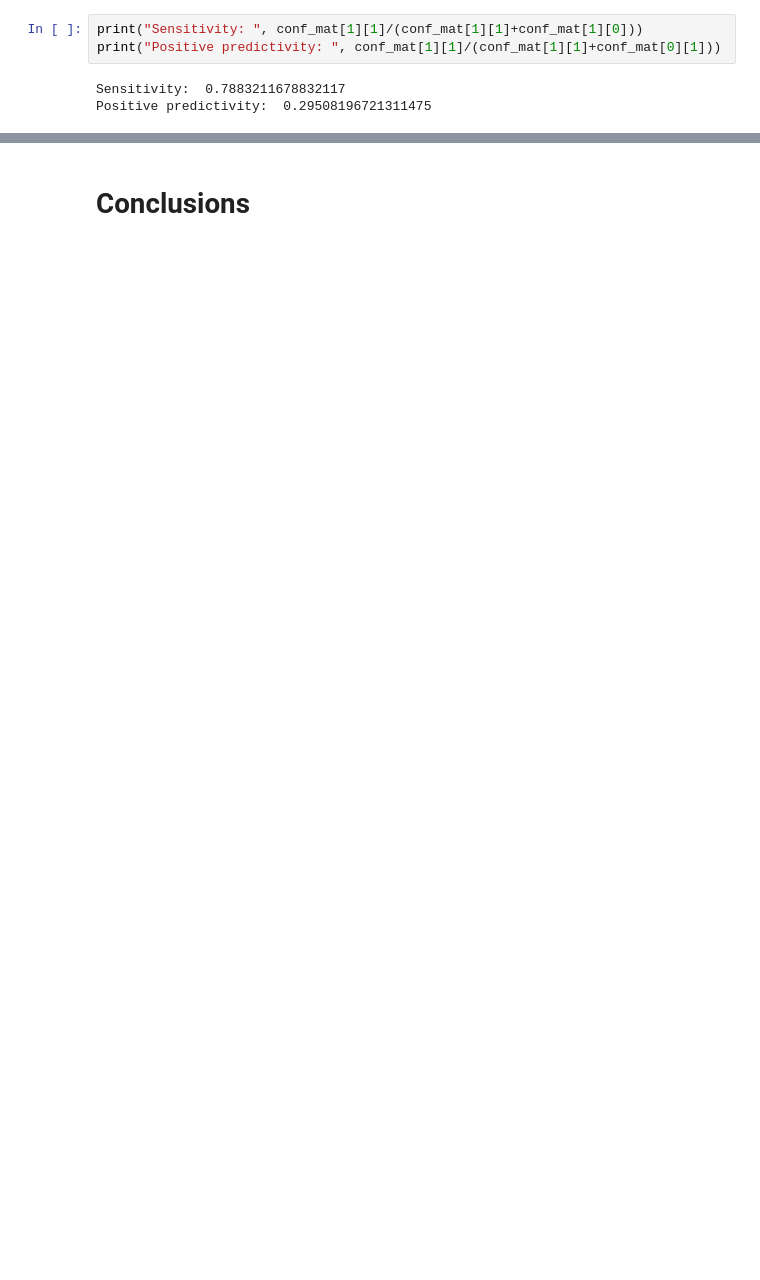
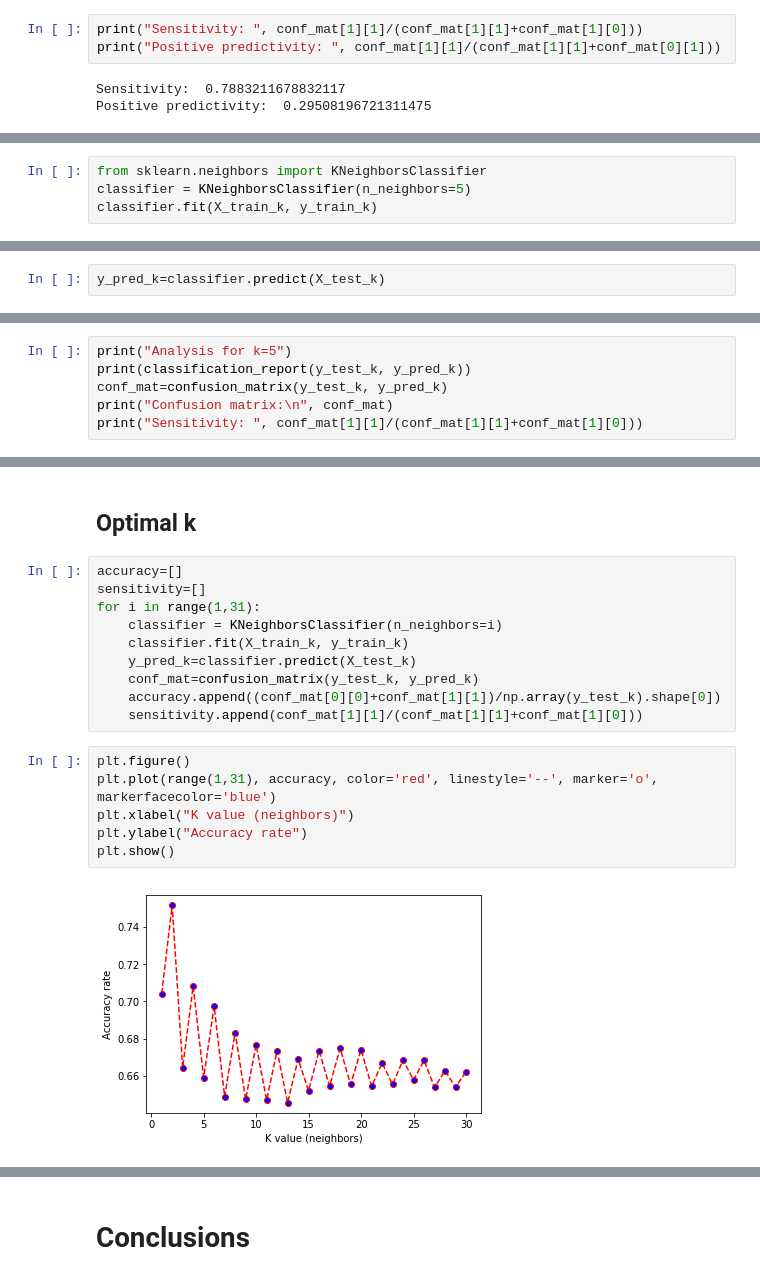
Before and after one commit to maxwellreynolds/ICU, a Jupyter notebook: ICU Project.ipynb, the cells around one changed output, grey strips where cells are left out. Saved outputs shown, nothing was run; the diff lists cells and outputs as text; blank space fills up the shorter version.

```diff
--- a/ICU Project.ipynb
+++ b/ICU Project.ipynb
@@ -704,0 +752,4 @@ Positive predictivity:  0.29508196721311475
+# %%
+from sklearn.neighbors import KNeighborsClassifier
+classifier = KNeighborsClassifier(n_neighbors=5)
+classifier.fit(X_train_k, y_train_k)
@@ -704,0 +760,2 @@ Positive predictivity:  0.29508196721311475
+# %%
+y_pred_k=classifier.predict(X_test_k)
@@ -704,0 +768,6 @@ Positive predictivity:  0.29508196721311475
+# %%
+print("Analysis for k=5")
+print(classification_report(y_test_k, y_pred_k))
+conf_mat=confusion_matrix(y_test_k, y_pred_k)
+print("Confusion matrix:\n", conf_mat)
+print("Sensitivity: ", conf_mat[1][1]/(conf_mat[1][1]+conf_mat[1][0]))
@@ -704,0 +789,20 @@ Positive predictivity:  0.29508196721311475
+# %% [markdown]
+## Optimal k
+# %%
+accuracy=[]
+sensitivity=[]
+for i in range(1,31):
+    classifier = KNeighborsClassifier(n_neighbors=i)
+    classifier.fit(X_train_k, y_train_k)
+    y_pred_k=classifier.predict(X_test_k)
+    conf_mat=confusion_matrix(y_test_k, y_pred_k)
+    accuracy.append((conf_mat[0][0]+conf_mat[1][1])/np.array(y_test_k).shape[0])
+    sensitivity.append(conf_mat[1][1]/(conf_mat[1][1]+conf_mat[1][0]))
+# %%
+plt.figure()
+plt.plot(range(1,31), accuracy, color='red', linestyle='--', marker='o', markerfacecolor='blue')
+plt.xlabel("K value (neighbors)")
+plt.ylabel("Accuracy rate")
+plt.show()
+# %% [output]
+[figure, added]
```
Also changed, not shown: parts of 16 cells of this notebook.
